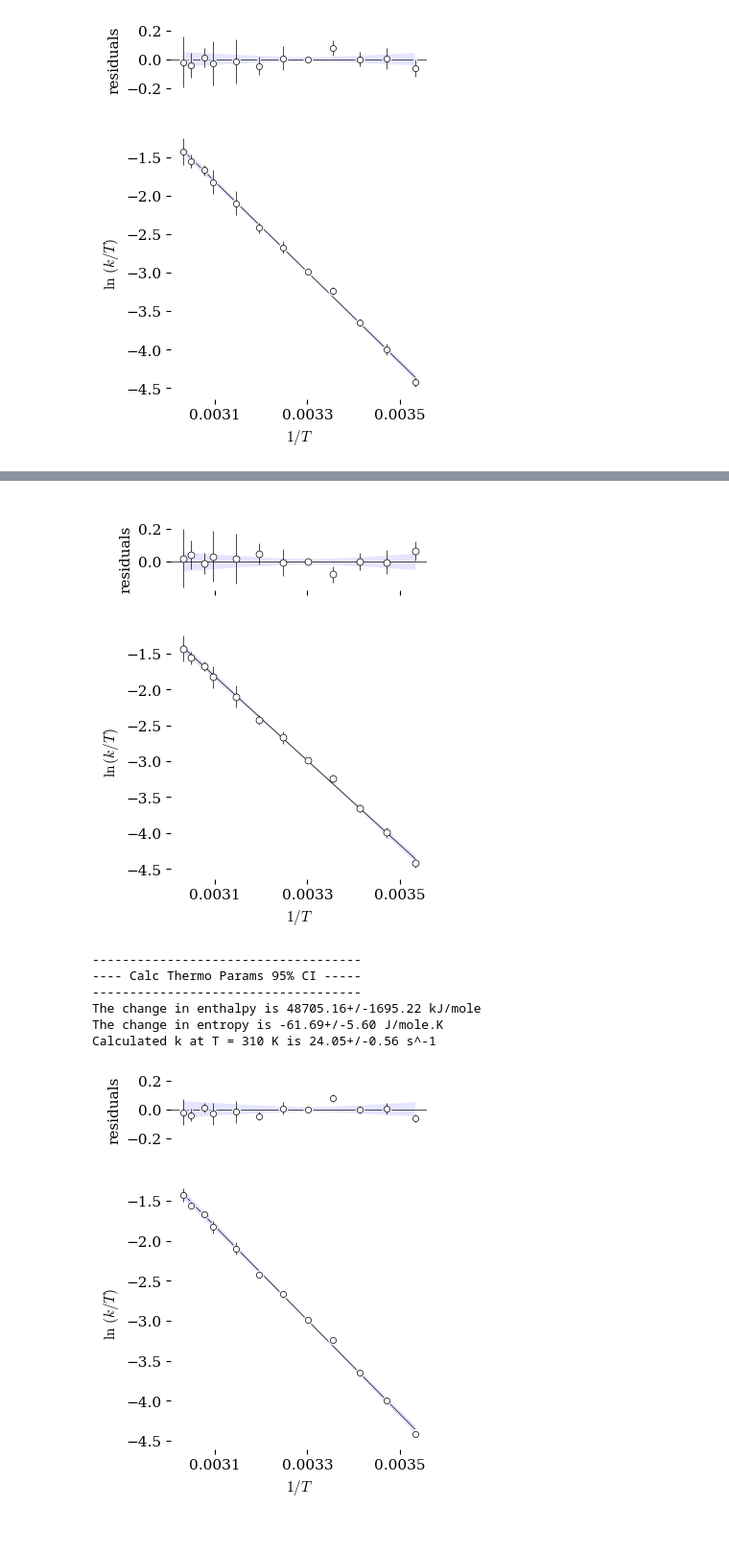
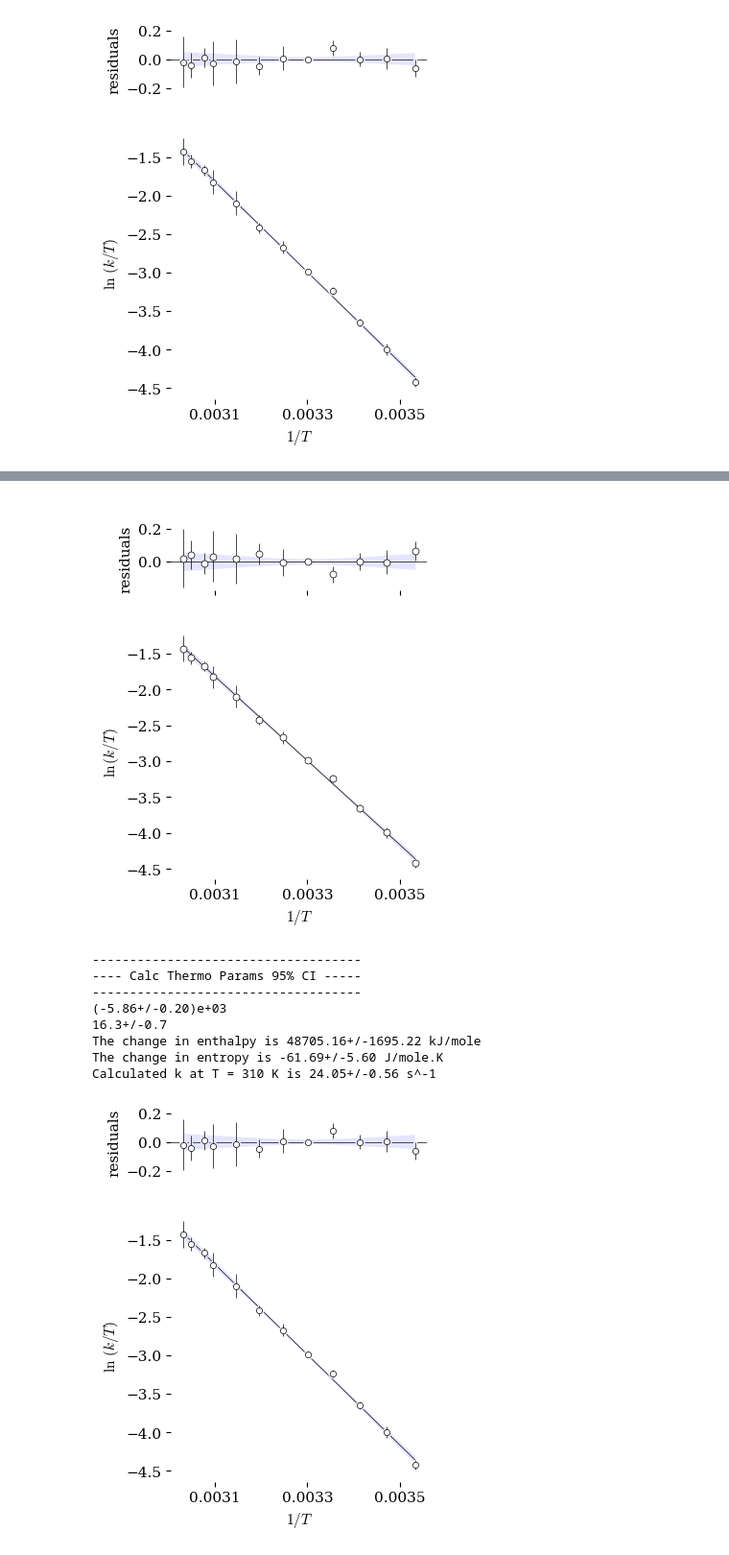
Before and after one commit to blinkletter/PythonPresentation, a Jupyter notebook: 03F_Final_Plots.ipynb, the cells around one changed output, grey strips where cells are left out. Shown at 96% size. Saved outputs shown, nothing was run; the diff lists cells and outputs as text; code cells hidden in the pictures.

```diff
--- a/03F_Final_Plots.ipynb
+++ b/03F_Final_Plots.ipynb
@@ -431,7 +451,8 @@ corr_matrix = un.correlation_matrix([result.uvars["m"], result.uvars["b"]])
                                                (int_best, int_ci95)],
                                                corr_matrix)
 
-
+print(slope)
+print(intercept)
 
 ### calculate thermodynamic parameters
 R = scipy.constants.R
@@ -497,11 +518,11 @@ ax[1].plot(x_0,unp.nominal_values(best_fit_y),
 ######################
 #### Create Confidence band upper and lower bounds
 ######################
-sigma = 1
+sigma = 2
 
 # upper and lower bounds of uncertain kobs as float values
-fit_up = unp.nominal_values(best_fit_y) + unp.std_devs(best_fit_y) * sigma
-fit_dn = unp.nominal_values(best_fit_y) - unp.std_devs(best_fit_y) * sigma
+fit_up = unp.nominal_values(best_fit_y) + unp.std_devs(best_fit_y)
+fit_dn = unp.nominal_values(best_fit_y) - unp.std_devs(best_fit_y)
 
 # make filled band
 ax[1].fill_between(x_0, fit_up, fit_dn,
@@ -550,7 +571,7 @@ ax[0].errorbar(x, residuals, yerr=y_err*sigma, xerr=None, fmt="None",
                zorder=2)
 
 # make filled band
-ax[0].fill_between(x_0, unp.std_devs(best_fit_y) * sigma, -unp.std_devs(best_fit_y) * sigma,
+ax[0].fill_between(x_0, unp.std_devs(best_fit_y) , -unp.std_devs(best_fit_y) ,
                    facecolor="blue", alpha=0.1, zorder = 1,
                    linewidth = 0, label="confidence interval")
 
@@ -574,31 +595,33 @@ plt.show()
 | 6 | 313 | 27.8 | 0.9 |
 | 7 | 318 | 39.0 | 3.0 |
 | 8 | 323 | 52.0 | 4.0 |
 | 9 | 325 | 61.0 | 2.0 |
 | 10 | 328 | 69.0 | 3.0 |
 | 11 | 330 | 79.0 | 7.0 |
 ---------- FIT REPORT ------------
 [[Model]]
     Model(linear)
 [[Fit Statistics]]
     # fitting method   = leastsq
     # function evals   = 7
     # data points      = 12
     # variables        = 2
     chi-square         = 17.4581508
     reduced chi-square = 1.74581508
     Akaike info crit   = 8.49879980
     Bayesian info crit = 9.46861310
 ... (14 lines left out)
 The change in entropy is -61.69+/-2.45 J/mole.K
 
 -------- CHECK FIT ----------
 calculate k at T=310 K is 24.05+/-0.24
 [figure]
 ------------------------------------
 ---- Calc Thermo Params 95% CI -----
 ------------------------------------
+(-5.86+/-0.20)e+03
+16.3+/-0.7
 The change in enthalpy is 48705.16+/-1695.22 kJ/mole
 The change in entropy is -61.69+/-5.60 J/mole.K
 Calculated k at T = 310 K is 24.05+/-0.56 s^-1
-[figure, old version]
+[figure, new version]
```
Also changed, not shown: parts of 11 cells of this notebook, 12 other files.
